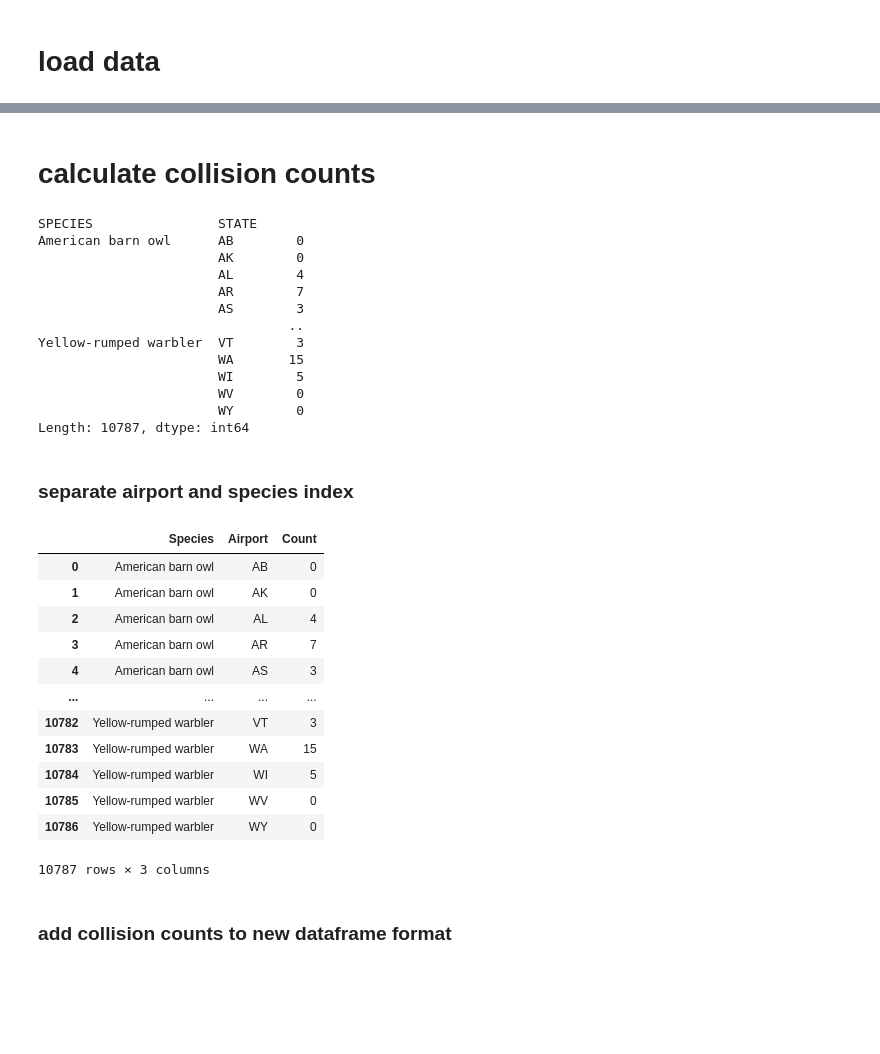
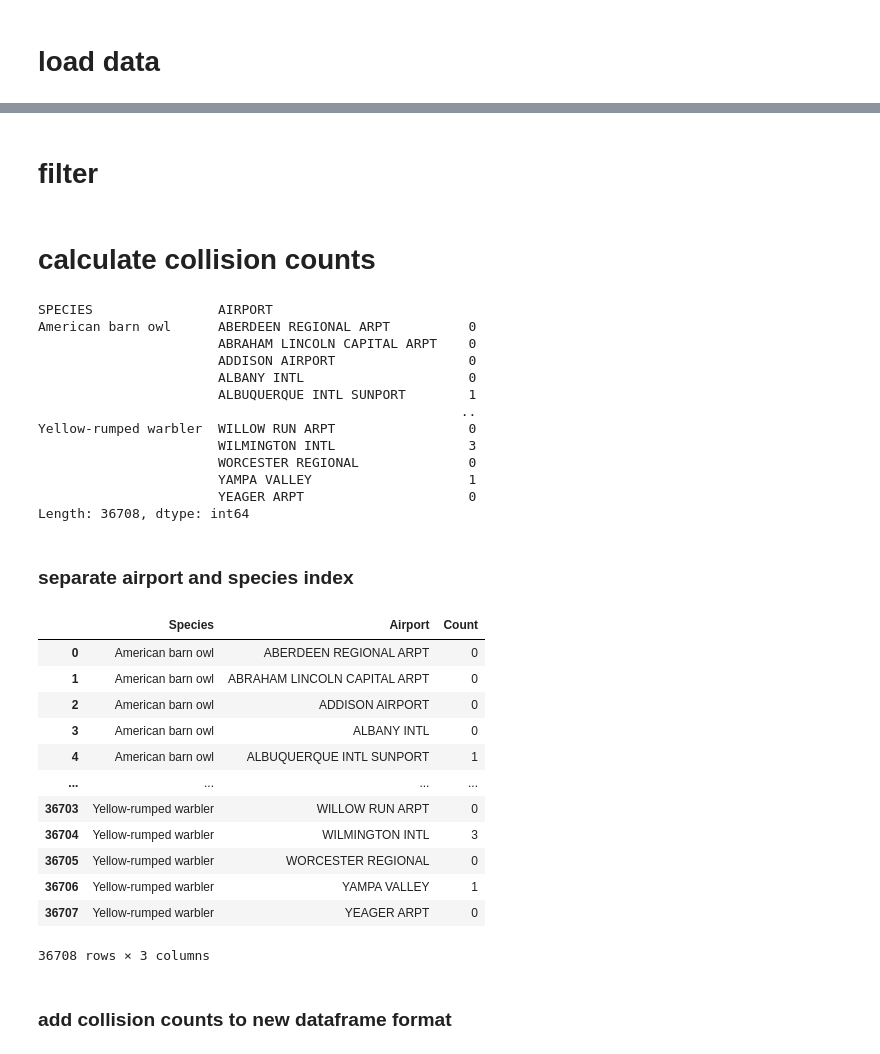
Before and after one commit to green-638/inst414-semester-project, a Jupyter notebook: semester_project.ipynb, the cells around one changed output, grey strips where cells are left out. Saved outputs shown, nothing was run; the diff lists cells and outputs as text; code cells hidden in the pictures; blank space fills up the shorter version.

```diff
--- a/semester_project.ipynb
+++ b/semester_project.ipynb
@@ -10,11 +9,12 @@ import numpy as np
 # load data
 # %%
 df = pd.read_csv('/Users/connorhall/datasets/inst414/module 3 assignment/Public.csv',
-                 usecols=['SPECIES', 'AIRPORT', 'STATE', 'INCIDENT_DATE'])
+                 usecols=['SPECIES', 'AIRPORT', 'STATE', 'FAAREGION'])
 df = df.dropna()
 
 # remove unknown species
 df = df[(~df['SPECIES'].str.contains('unknown|perching birds', case=False)) &
         (~df['AIRPORT'].str.contains('unknown', case=False))]
+
 df
 # %% [output]
@@ -36,10 +33,0 @@ df
-# %%
-# remove low collision count for states and species
-#df = df[df.groupby('STATE')['STATE'].transform('count') >= 300]
-df = df[df.groupby('SPECIES')['SPECIES'].transform('count') >= 100]
-
-# species must appear in multiple places- avoids exotic species outliers (e.g. introduced species in Hawaii)
-df = df[df.groupby('SPECIES')['STATE'].transform('nunique') >= 5]
-
-df = df[['STATE', 'SPECIES']]
-df
@@ -60,45 +34,57 @@ df
+# %% [markdown]
+# filter
+# %%
+# remove outlier states- vastly different species
+outlier_loc = ['AB', 'ON', 'PR', 'FN', 'QC', 'BC', 'AS', 'VI', 'AK',
+                'UM', 'GU', 'MH', 'SK', 'NL', 'NS', 'MB', 'MP', 'HI']
+df = df[~df['STATE'].isin(outlier_loc)]
+
+df = df[df.groupby('SPECIES')['SPECIES'].transform('count') >= 100]
+df = df[df.groupby('AIRPORT')['AIRPORT'].transform('count') >= 100]
+
+df = df[['SPECIES', 'AIRPORT']]
 # %% [markdown]
 # calculate collision counts
 # %%
-counts = pd.crosstab(df['SPECIES'], df['STATE']).stack('STATE')
+counts = pd.crosstab(df['SPECIES'], df['AIRPORT']).stack('AIRPORT')
 counts
 # %% [output]
-SPECIES                STATE
-American barn owl      AB        0
-                       AK        0
-                       AL        4
-                       AR        7
-                       AS        3
-                                ..
-Yellow-rumped warbler  VT        3
-                       WA       15
-                       WI        5
-                       WV        0
-                       WY        0
-Length: 10787, dtype: int64
+SPECIES                AIRPORT
+American barn owl      ABERDEEN REGIONAL ARPT          0
+                       ABRAHAM LINCOLN CAPITAL ARPT    0
+                       ADDISON AIRPORT                 0
+                       ALBANY INTL                     0
+                       ALBUQUERQUE INTL SUNPORT        1
+                                                      ..
+Yellow-rumped warbler  WILLOW RUN ARPT                 0
+                       WILMINGTON INTL                 3
+                       WORCESTER REGIONAL              0
+                       YAMPA VALLEY                    1
+                       YEAGER ARPT                     0
+Length: 36708, dtype: int64
 # %% [markdown]
 ### separate airport and species index
 # %%
 species = counts.index.get_level_values('SPECIES').tolist()
-airports = counts.index.get_level_values('STATE').tolist()
+airports = counts.index.get_level_values('AIRPORT').tolist()
 
 counts_df = pd.DataFrame({'Species': species, 'Airport': airports})
 counts_df['Count'] = counts.values
 counts_df
 # %% [output]
 |  | Species | Airport | Count |
-| 0 | American barn owl | AB | 0 |
-| 1 | American barn owl | AK | 0 |
-| 2 | American barn owl | AL | 4 |
-| 3 | American barn owl | AR | 7 |
-| 4 | American barn owl | AS | 3 |
+| 0 | American barn owl | ABERDEEN REGIONAL ARPT | 0 |
+| 1 | American barn owl | ABRAHAM LINCOLN CAPITAL ARPT | 0 |
+| 2 | American barn owl | ADDISON AIRPORT | 0 |
+| 3 | American barn owl | ALBANY INTL | 0 |
+| 4 | American barn owl | ALBUQUERQUE INTL SUNPORT | 1 |
 | ... | ... | ... | ... |
-| 10782 | Yellow-rumped warbler | VT | 3 |
-| 10783 | Yellow-rumped warbler | WA | 15 |
-| 10784 | Yellow-rumped warbler | WI | 5 |
-| 10785 | Yellow-rumped warbler | WV | 0 |
-| 10786 | Yellow-rumped warbler | WY | 0 |
+| 36703 | Yellow-rumped warbler | WILLOW RUN ARPT | 0 |
+| 36704 | Yellow-rumped warbler | WILMINGTON INTL | 3 |
+| 36705 | Yellow-rumped warbler | WORCESTER REGIONAL | 0 |
+| 36706 | Yellow-rumped warbler | YAMPA VALLEY | 1 |
+| 36707 | Yellow-rumped warbler | YEAGER ARPT | 0 |
-10787 rows × 3 columns
+36708 rows × 3 columns
 # %% [markdown]
 ### add collision counts to new dataframe format
 # %%
```
Also changed, not shown: parts of 14 cells of this notebook.
